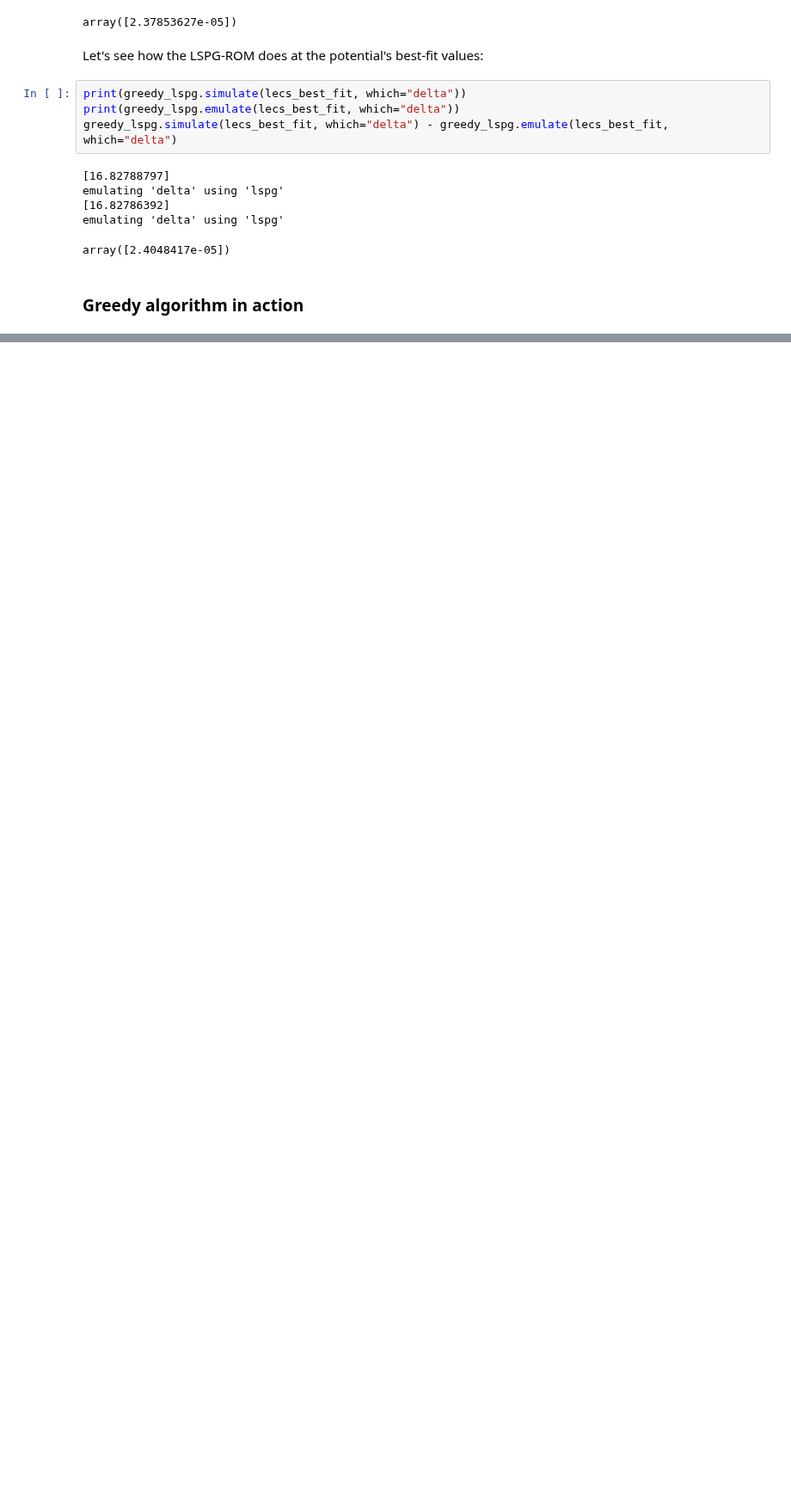
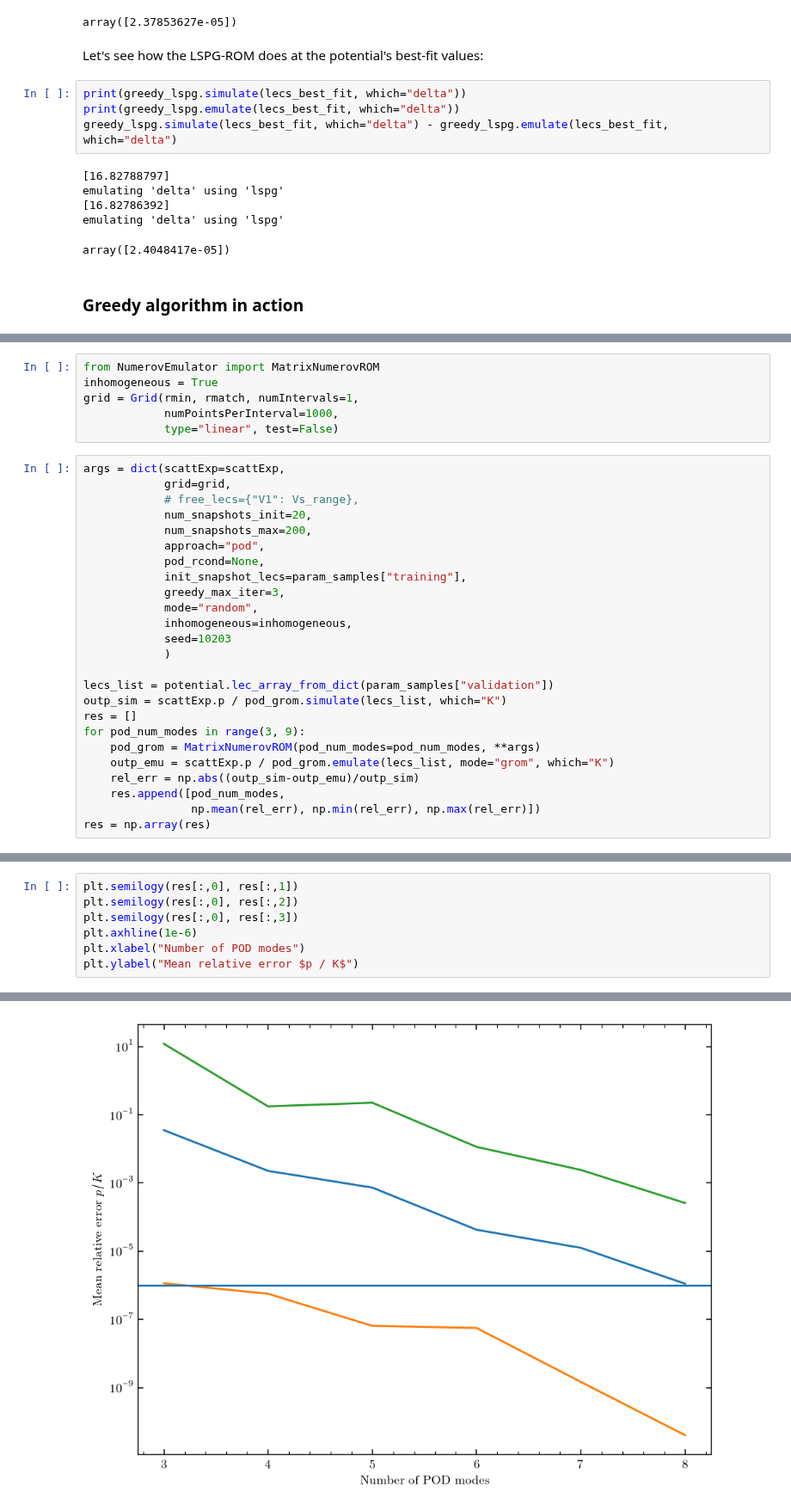
Before and after one commit to buqeye/cs_greedy_emulator, a Jupyter notebook: minnesota.ipynb, the cells around one changed output, grey strips where cells are left out. Shown at 86% size. Saved outputs shown, nothing was run; the diff lists cells and outputs as text; blank space fills up the shorter version.

```diff
--- a/minnesota.ipynb
+++ b/minnesota.ipynb
@@ -426,0 +429,31 @@ fig.savefig(f"greedy_MN_potential_1S0.pdf")
+# %%
+from NumerovEmulator import MatrixNumerovROM
+inhomogeneous = True
+grid = Grid(rmin, rmatch, numIntervals=1,
+            numPointsPerInterval=1000,
+            type="linear", test=False)
+# %%
+args = dict(scattExp=scattExp,
+            grid=grid,
+            # free_lecs={"V1": Vs_range},
+            num_snapshots_init=20,
+            num_snapshots_max=200,
+            approach="pod",
+            pod_rcond=None,
+            init_snapshot_lecs=param_samples["training"],
+            greedy_max_iter=3,
+            mode="random",
+            inhomogeneous=inhomogeneous,
+            seed=10203
+            )
+
+lecs_list = potential.lec_array_from_dict(param_samples["validation"])
+outp_sim = scattExp.p / pod_grom.simulate(lecs_list, which="K")
+res = []
+for pod_num_modes in range(3, 9):
+    pod_grom = MatrixNumerovROM(pod_num_modes=pod_num_modes, **args)
+    outp_emu = scattExp.p / pod_grom.emulate(lecs_list, mode="grom", which="K")
+    rel_err = np.abs((outp_sim-outp_emu)/outp_sim)
+    res.append([pod_num_modes,
+                np.mean(rel_err), np.min(rel_err), np.max(rel_err)])
+res = np.array(res)
@@ -426,0 +479,8 @@ fig.savefig(f"greedy_MN_potential_1S0.pdf")
+# %%
+plt.semilogy(res[:,0], res[:,1])
+plt.semilogy(res[:,0], res[:,2])
+plt.semilogy(res[:,0], res[:,3])
+plt.axhline(1e-6)
+plt.xlabel("Number of POD modes")
+plt.ylabel("Mean relative error $p / K$")
+# %% [output]
@@ -426,0 +488 @@ fig.savefig(f"greedy_MN_potential_1S0.pdf")
+[figure, added]
```
Also changed, not shown: parts of 7 cells of this notebook.
